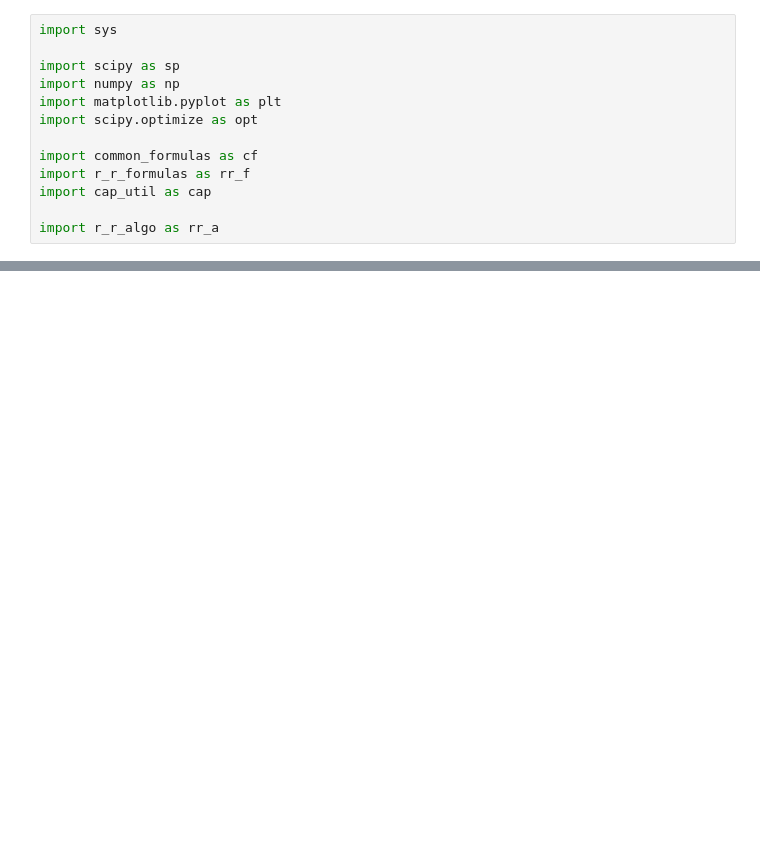
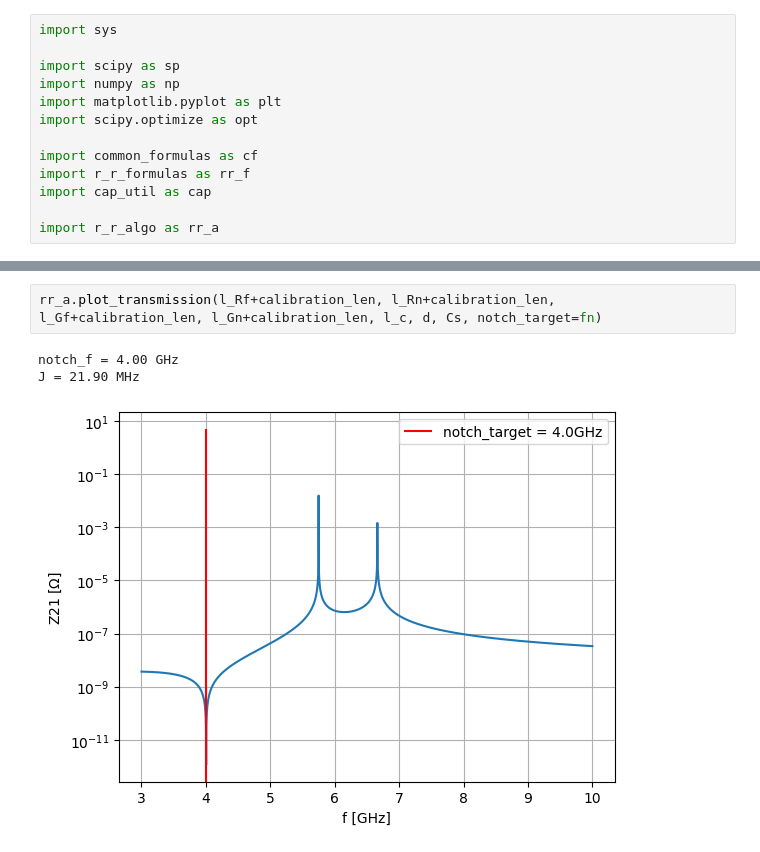
Before and after one commit to qipe-nlab/coupled-transmission-line-utils, a Jupyter notebook: rr_notebook.ipynb, the cells around one changed output, grey strips where cells are left out. Saved outputs shown, nothing was run; the diff lists cells and outputs as text; blank space fills up the shorter version.

```diff
--- a/rr_notebook.ipynb
+++ b/rr_notebook.ipynb
@@ -45,0 +65,6 @@ J = 30.58 MHz
+# %%
+rr_a.plot_transmission(l_Rf+calibration_len, l_Rn+calibration_len, l_Gf+calibration_len, l_Gn+calibration_len, l_c, d, Cs, notch_target=fn)
+# %% [output]
+notch_f = 4.00 GHz
+J = 21.90 MHz
+[figure, added]
```
Also changed, not shown: parts of 1 cell of this notebook, 2 other files.
